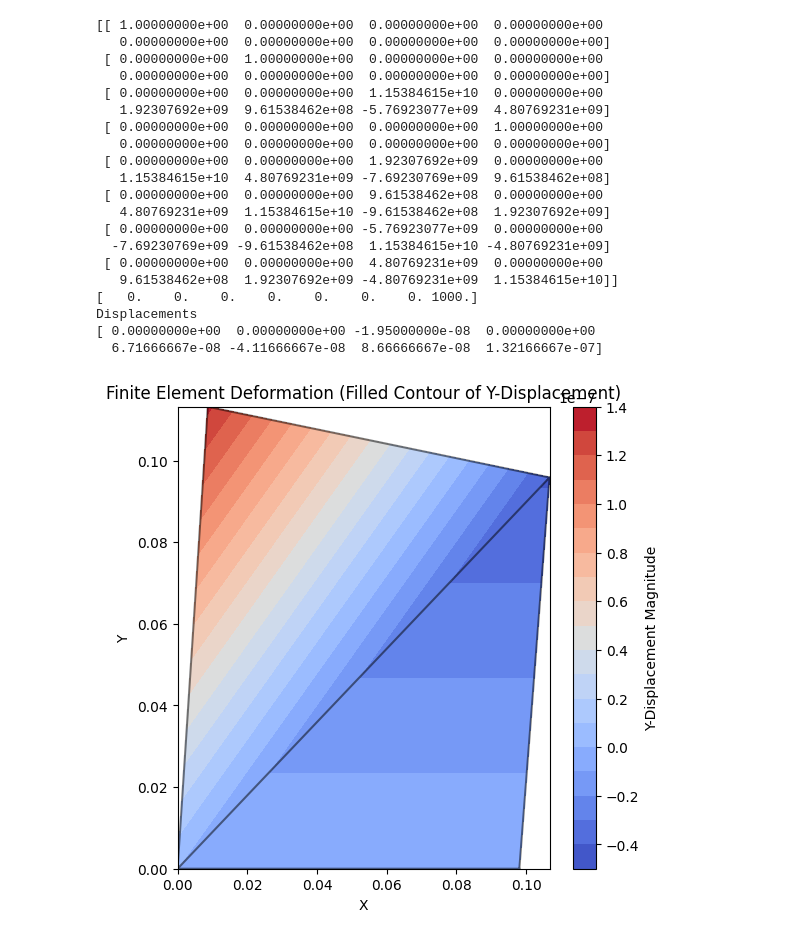
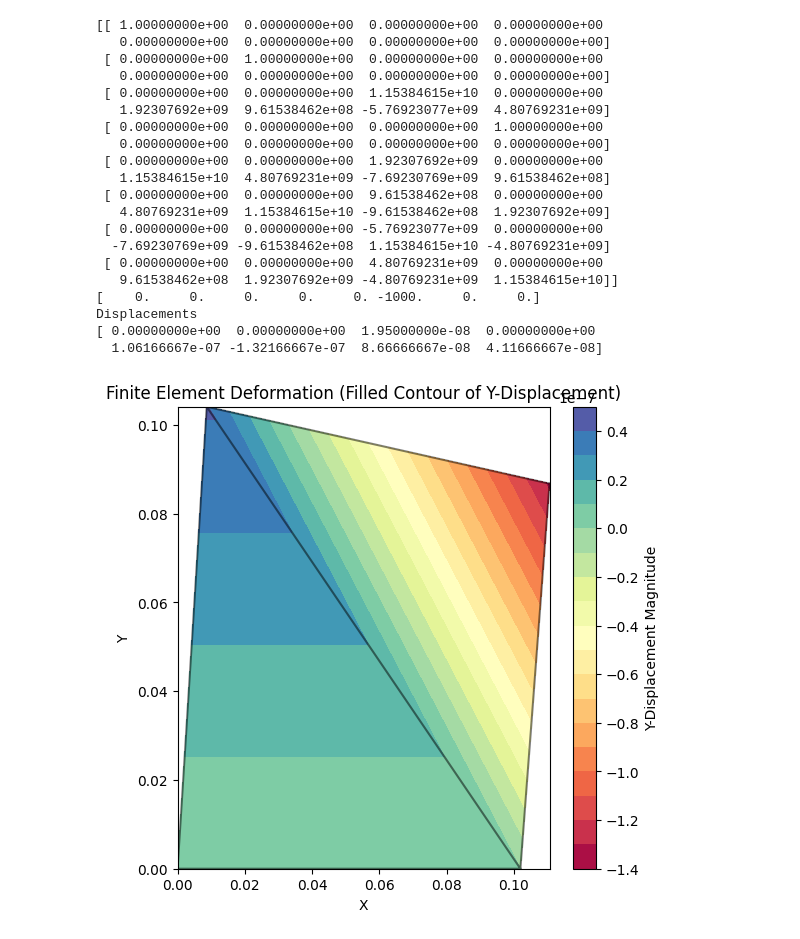
Before and after one commit to luchete80/tinyest_FEM, a Jupyter notebook: static/static.ipynb, the cells around one changed output. Saved outputs shown, nothing was run; the diff lists cells and outputs as text; code cells hidden in the pictures.

```diff
--- a/static/static.ipynb
+++ b/static/static.ipynb
@@ -1,5 +34,7 @@
 # %%
 import numpy as np
+import matplotlib.pyplot as plt
+import matplotlib.tri as tri
 
 gauss_points = np.array([[-0.577350269, -0.577350269],
                          [ 0.577350269, -0.577350269],
@@ -81,54 +116,6 @@ def solve_displacement(K, F):
     X = np.linalg.solve(K, F)
     return X
 
-import matplotlib.pyplot as plt
-
-def plot_deformation(node_coords, displacements, scale=1e5):
-    deformed_coords = node_coords + displacements.reshape(-1, 2) * scale
-    plt.figure(figsize=(6,6))
-
-    # Plot original shape
-    plt.plot(*zip(*node_coords, node_coords[0]), 'bo-', label='Original')
-    # Plot deformed shape
-    plt.plot(*zip(*deformed_coords, deformed_coords[0]), 'ro-', label='Deformed')
-
-    plt.legend()
-    plt.xlabel("X")
-    plt.ylabel("Y")
-    plt.title("Finite Element Deformation")
-    plt.show()
-
-import matplotlib.tri as tri
-
-def plot_deformation_filled(node_coords, displacements, scale=100):
-    deformed_coords = node_coords + displacements.reshape(-1, 2) * scale
-
-    plt.figure(figsize=(6, 6))
-
-    # Extract X and Y coordinates of deformed nodes
-    x_deformed = deformed_coords[:, 0]
-    y_deformed = deformed_coords[:, 1]
-
-    # Extract Y-displacements (color field)
-    y_displacements = displacements[1::2]  # Every second element (corresponding to Y direction)
-
-    # Define triangulation for filled contour
-    triang = tri.Triangulation(x_deformed, y_deformed)
-
-    # Plot filled contour
-    contour = plt.tricontourf(triang, y_displacements, cmap='coolwarm', levels=20)
-    plt.colorbar(contour, label="Y-Displacement Magnitude")
-
-    # Overlay deformed mesh edges
-    plt.triplot(triang, 'k-', alpha=0.5)
-
-    # Label and show plot
-    plt.xlabel("X")
-    plt.ylabel("Y")
-    plt.title("Finite Element Deformation (Filled Contour of Y-Displacement)")
-    plt.show()
-
-
 # Example usage
 node_coords = np.array([[0, 0], [0.1, 0], [0.1, 0.1], [0, 0.1]])
 E, nu = 200e9, 0.3  # Example values for steel
@@ -142,36 +129,37 @@ apply_boundary_condition(K,3)
 print(K)
 
 F = np.zeros(K.shape[0])
-F[-1] = 1000  # Apply force at last node in x-direction
+#F[-1] = -1000  # Apply force at last node in x-direction
+F[-3] = -1000  # Apply force at last node in x-direction
 
 print(F)
 # Solve for displacements
 print("Displacements")
 X = solve_displacement(K, F)
 print(X)
 
 
 #plot_deformation(node_coords, X)
 plot_deformation_filled(node_coords, X,1e5)
 # %% [output]
 [[ 1.00000000e+00  0.00000000e+00  0.00000000e+00  0.00000000e+00
    0.00000000e+00  0.00000000e+00  0.00000000e+00  0.00000000e+00]
  [ 0.00000000e+00  1.00000000e+00  0.00000000e+00  0.00000000e+00
    0.00000000e+00  0.00000000e+00  0.00000000e+00  0.00000000e+00]
  [ 0.00000000e+00  0.00000000e+00  1.15384615e+10  0.00000000e+00
    1.92307692e+09  9.61538462e+08 -5.76923077e+09  4.80769231e+09]
  [ 0.00000000e+00  0.00000000e+00  0.00000000e+00  1.00000000e+00
    0.00000000e+00  0.00000000e+00  0.00000000e+00  0.00000000e+00]
  [ 0.00000000e+00  0.00000000e+00  1.92307692e+09  0.00000000e+00
    1.15384615e+10  4.80769231e+09 -7.69230769e+09  9.61538462e+08]
  [ 0.00000000e+00  0.00000000e+00  9.61538462e+08  0.00000000e+00
    4.80769231e+09  1.15384615e+10 -9.61538462e+08  1.92307692e+09]
  [ 0.00000000e+00  0.00000000e+00 -5.76923077e+09  0.00000000e+00
   -7.69230769e+09 -9.61538462e+08  1.15384615e+10 -4.80769231e+09]
  [ 0.00000000e+00  0.00000000e+00  4.80769231e+09  0.00000000e+00
    9.61538462e+08  1.92307692e+09 -4.80769231e+09  1.15384615e+10]]
-[   0.    0.    0.    0.    0.    0.    0. 1000.]
+[    0.     0.     0.     0.     0. -1000.     0.     0.]
 Displacements
-[ 0.00000000e+00  0.00000000e+00 -1.95000000e-08  0.00000000e+00
-  6.71666667e-08 -4.11666667e-08  8.66666667e-08  1.32166667e-07]
+[ 0.00000000e+00  0.00000000e+00  1.95000000e-08  0.00000000e+00
+  1.06166667e-07 -1.32166667e-07  8.66666667e-08  4.11666667e-08]
-[figure, old version]
+[figure, new version]
```
Also changed, not shown: parts of 1 cell of this notebook, 22 other files.
